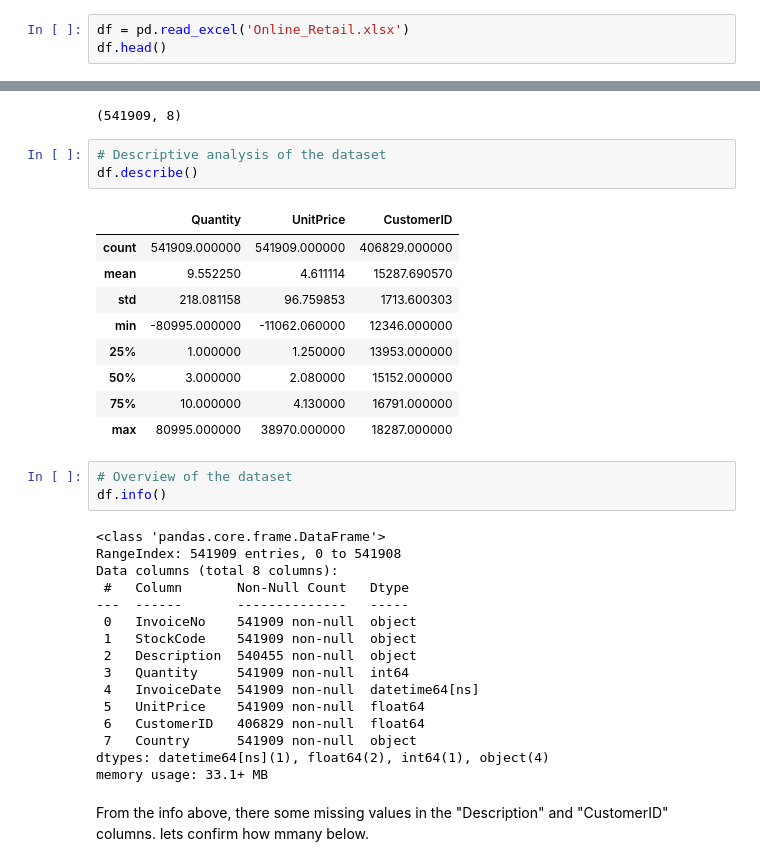
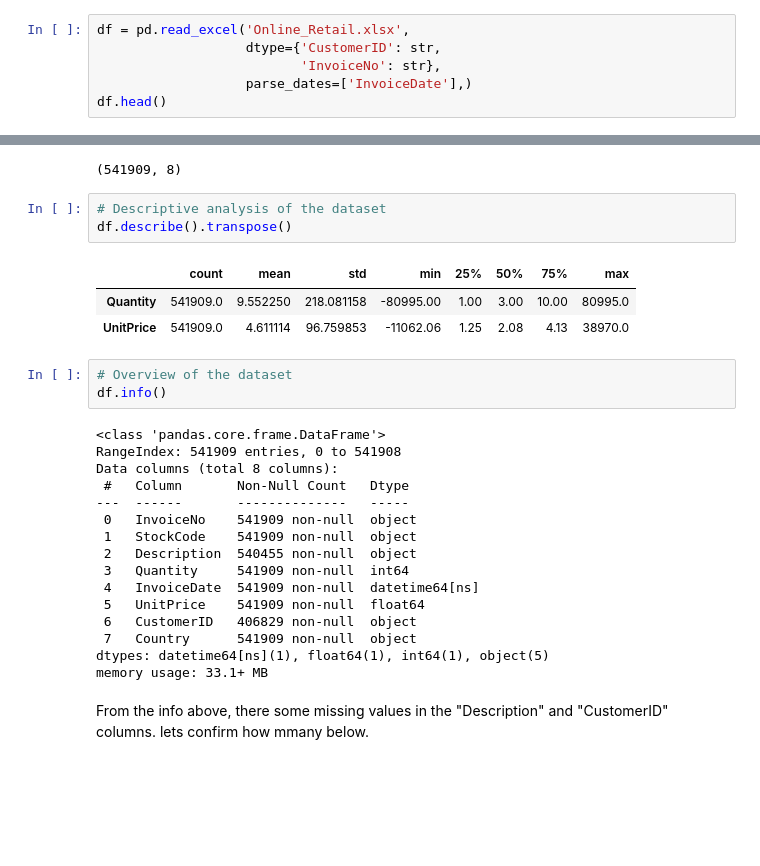
Before and after one commit to olexy/da_ds_ml, a Jupyter notebook: Retail_Capstone.ipynb, the cells around one changed output, grey strips where cells are left out. Cells and saved outputs as stored; diff of their text form; blank space fills up the shorter version.

```diff
--- a/Retail_Capstone.ipynb
+++ b/Retail_Capstone.ipynb
@@ -27,7 +35,10 @@ data_table.enable_dataframe_formatter()
 # %% [markdown]
 Data Injestion
 # %%
-df = pd.read_excel('Online_Retail.xlsx')
+df = pd.read_excel('Online_Retail.xlsx',
+                   dtype={'CustomerID': str,
+                          'InvoiceNo': str},
+                   parse_dates=['InvoiceDate'],)
 df.head()
 # %% [output]
 |  | InvoiceNo | StockCode | Description | Quantity | InvoiceDate | UnitPrice | CustomerID | Country |
@@ -45,17 +56,11 @@ df.shape
 (541909, 8)
 # %%
 # Descriptive analysis of the dataset
-df.describe()
+df.describe().transpose()
 # %% [output]
-|  | Quantity | UnitPrice | CustomerID |
-| count | 541909.000000 | 541909.000000 | 406829.000000 |
-| mean | 9.552250 | 4.611114 | 15287.690570 |
-| std | 218.081158 | 96.759853 | 1713.600303 |
-| min | -80995.000000 | -11062.060000 | 12346.000000 |
-| 25% | 1.000000 | 1.250000 | 13953.000000 |
-| 50% | 3.000000 | 2.080000 | 15152.000000 |
-| 75% | 10.000000 | 4.130000 | 16791.000000 |
-| max | 80995.000000 | 38970.000000 | 18287.000000 |
+|  | count | mean | std | min | 25% | 50% | 75% | max |
+| Quantity | 541909.0 | 9.552250 | 218.081158 | -80995.00 | 1.00 | 3.00 | 10.00 | 80995.0 |
+| UnitPrice | 541909.0 | 4.611114 | 96.759853 | -11062.06 | 1.25 | 2.08 | 4.13 | 38970.0 |
 # %%
 # Overview of the dataset
 df.info()
@@ -71,9 +76,9 @@ Data columns (total 8 columns):
  3   Quantity     541909 non-null  int64
  4   InvoiceDate  541909 non-null  datetime64[ns]
  5   UnitPrice    541909 non-null  float64
- 6   CustomerID   406829 non-null  float64
+ 6   CustomerID   406829 non-null  object
  7   Country      541909 non-null  object
-dtypes: datetime64[ns](1), float64(2), int64(1), object(4)
+dtypes: datetime64[ns](1), float64(1), int64(1), object(5)
 memory usage: 33.1+ MB
 # %% [markdown]
 From the info above, there some missing values in the "Description" and "CustomerID" columns. lets confirm how mmany below.
```
Also changed, not shown: parts of 17 cells of this notebook.
